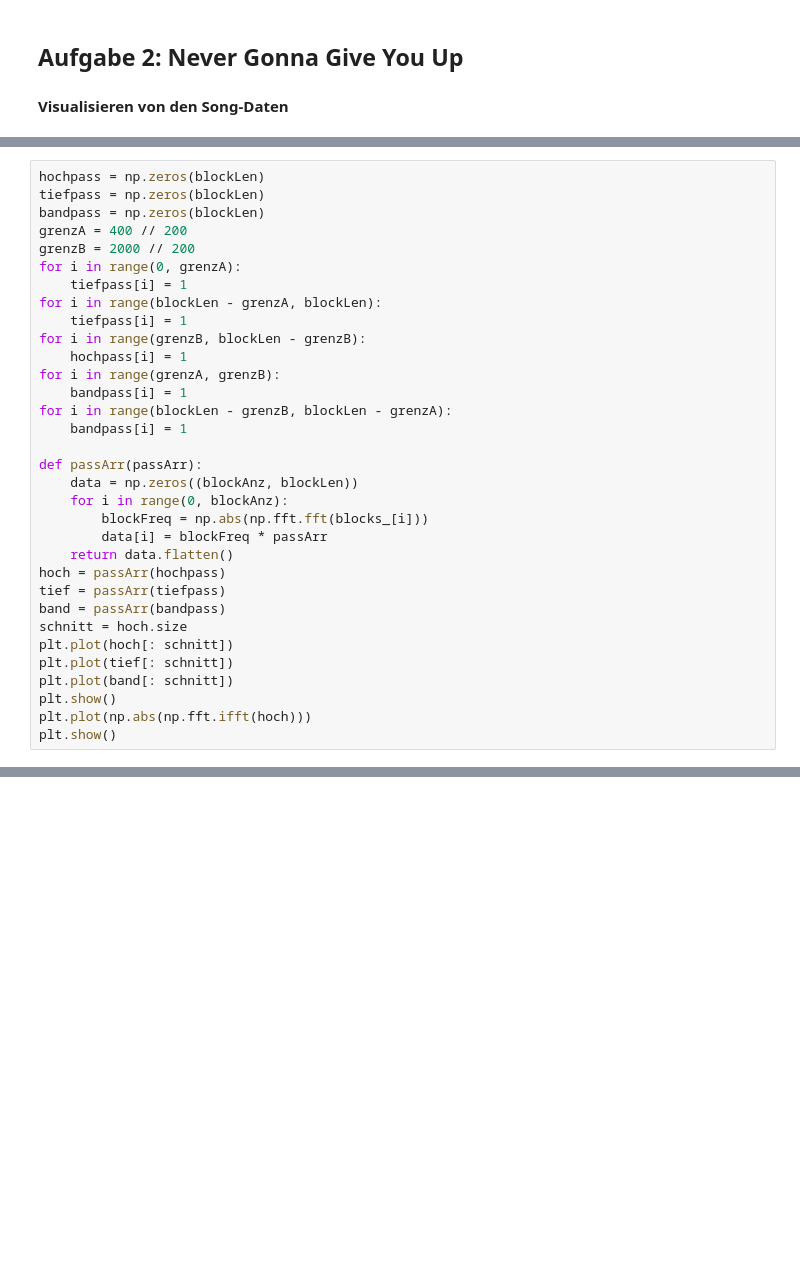
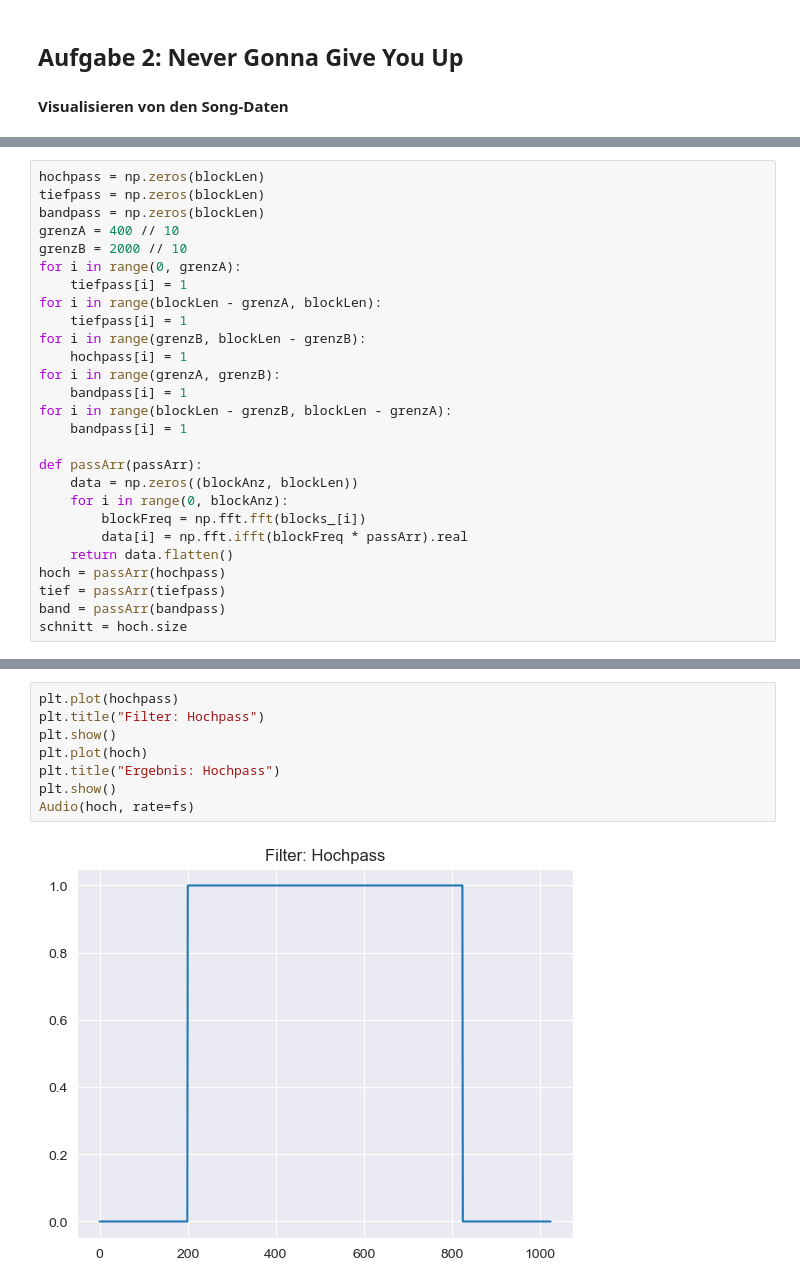
Before and after one commit to Atomarverseucht/AIN, a Jupyter notebook: 3/technische-grundlagen-der-kuenstlichen-intelligenz/versuch4/song.ipynb, the cells around one changed output, grey strips where cells are left out. Drawn from its saved outputs; the diff is of its cells as text; blank space fills up the shorter version.

```diff
--- a/3/technische-grundlagen-der-kuenstlichen-intelligenz/versuch4/song.ipynb
+++ b/3/technische-grundlagen-der-kuenstlichen-intelligenz/versuch4/song.ipynb
@@ -108,8 +110,8 @@ plt.show()
 hochpass = np.zeros(blockLen)
 tiefpass = np.zeros(blockLen)
 bandpass = np.zeros(blockLen)
-grenzA = 400 // 200
-grenzB = 2000 // 200
+grenzA = 400 // 10
+grenzB = 2000 // 10
 for i in range(0, grenzA):
     tiefpass[i] = 1
 for i in range(blockLen - grenzA, blockLen):
@@ -124,16 +126,10 @@ for i in range(blockLen - grenzB, blockLen - grenzA):
 def passArr(passArr):
     data = np.zeros((blockAnz, blockLen))
     for i in range(0, blockAnz):
-        blockFreq = np.abs(np.fft.fft(blocks_[i]))
-        data[i] = blockFreq * passArr
+        blockFreq = np.fft.fft(blocks_[i])
+        data[i] = np.fft.ifft(blockFreq * passArr).real
     return data.flatten()
 hoch = passArr(hochpass)
 tief = passArr(tiefpass)
 band = passArr(bandpass)
 schnitt = hoch.size
-plt.plot(hoch[: schnitt])
-plt.plot(tief[: schnitt])
-plt.plot(band[: schnitt])
-plt.show()
-plt.plot(np.abs(np.fft.ifft(hoch)))
-plt.show()
@@ -142,0 +136,10 @@ plt.show()
+# %%
+plt.plot(hochpass)
+plt.title("Filter: Hochpass")
+plt.show()
+plt.plot(hoch)
+plt.title("Ergebnis: Hochpass")
+plt.show()
+Audio(hoch, rate=fs)
+# %% [output]
+[figure, added]
```
Also changed, not shown: parts of 10 cells of this notebook, 1 other file.
